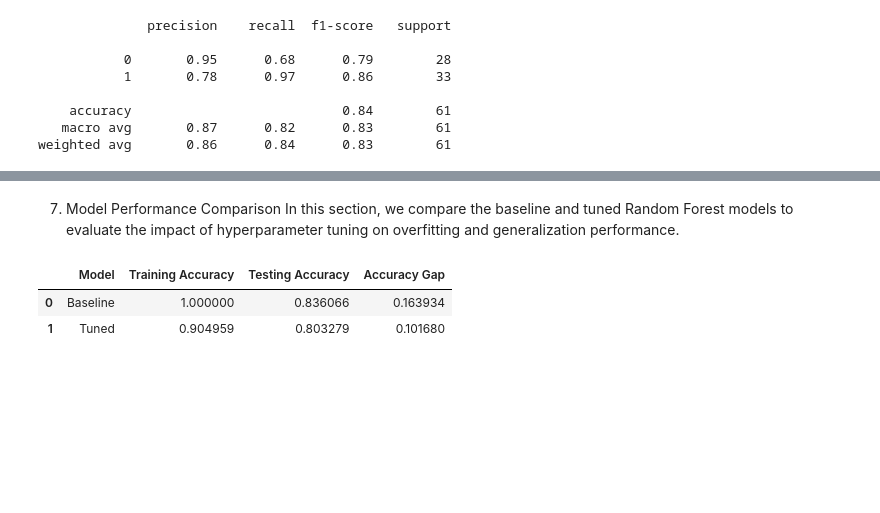
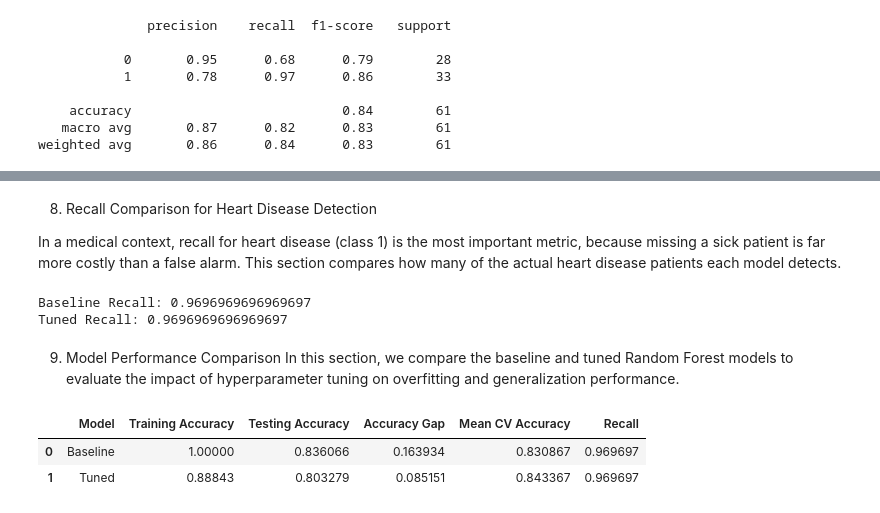
Before and after one commit to ButhainaAlsurmi/Heart-Disease-Prediction, a Jupyter notebook: heart-disease.ipynb, the cells around one changed output, grey strips where cells are left out. Cells and saved outputs as stored; diff of their text form; code cells hidden in the pictures; blank space fills up the shorter version.

Commit message:
Update Random Forest model and README with final results

```diff
--- a/heart-disease.ipynb
+++ b/heart-disease.ipynb
@@ -200,28 +248,39 @@ X_train.shape, X_test.shape, y_train.shape, y_test.shape
+# %% [markdown]
+8. Recall Comparison for Heart Disease Detection
+
+In a medical context, recall for heart disease (class 1) is the most important metric, because missing a sick patient is far more costly than a false alarm. This section compares how many of the actual heart disease patients each model detects.
+# %%
+
+baseline_recall = recall_score(y_test, baseline_preds)
+
+tuned_recall = recall_score(y_test, tuned_preds)
+
+print("Baseline Recall:", baseline_recall)
+print("Tuned Recall:", tuned_recall)
+# %% [output]
+Baseline Recall: 0.9696969696969697
+Tuned Recall: 0.9696969696969697
 # %% [markdown]
-7. Model Performance Comparison
+9. Model Performance Comparison
 In this section, we compare the baseline and tuned Random Forest models to evaluate the impact of hyperparameter tuning on overfitting and generalization performance.
-# %%
-results = pd.DataFrame({
-    'Model': ['Baseline', 'Tuned'],
-    'Training Accuracy': [
-        baseline_train_score,
-        tuned_train_score
-    ],
-    'Testing Accuracy': [
-        baseline_test_score,
-        tuned_test_score
-    ],
-    'Accuracy Gap': [
-        baseline_train_score - baseline_test_score,
-        tuned_train_score - tuned_test_score
-    ]
-})
-
-results
-# %% [output]
-|  | Model | Training Accuracy | Testing Accuracy | Accuracy Gap |
-| 0 | Baseline | 1.000000 | 0.836066 | 0.163934 |
-| 1 | Tuned | 0.904959 | 0.803279 | 0.101680 |
+# %%
+results = pd.DataFrame({
+    'Model': ['Baseline', 'Tuned'],
+    'Training Accuracy': [baseline_train_score, tuned_train_score],
+    'Testing Accuracy': [baseline_test_score, tuned_test_score],
+    'Accuracy Gap': [
+        baseline_train_score - baseline_test_score,
+        tuned_train_score - tuned_test_score
+    ],
+    'Mean CV Accuracy': [baseline_cv_scores.mean(), tuned_cv_scores.mean()],
+    'Recall': [baseline_recall, tuned_recall]
+})
+
+results
+# %% [output]
+|  | Model | Training Accuracy | Testing Accuracy | Accuracy Gap | Mean CV Accuracy | Recall |
+| 0 | Baseline | 1.00000 | 0.836066 | 0.163934 | 0.830867 | 0.969697 |
+| 1 | Tuned | 0.88843 | 0.803279 | 0.085151 | 0.843367 | 0.969697 |
 # %%
 results.set_index('Model')[
     ['Training Accuracy', 'Testing Accuracy']
```
Also changed, not shown: parts of 13 cells of this notebook, 1 other file.
